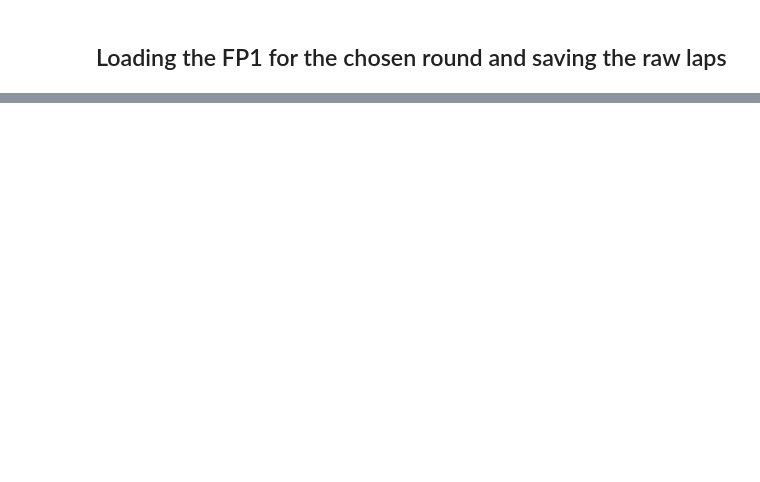
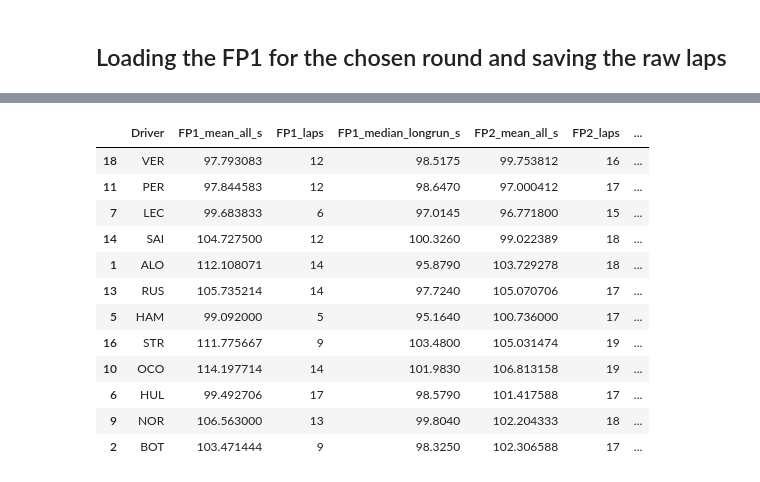
Before and after one commit to themaxempire23/f1-race-predictor, a Jupyter notebook: notebooks/01_data_acquisition.ipynb, the cells around one changed output, grey strips where cells are left out. Cells and saved outputs as stored; diff of their text form; code cells hidden in the pictures; blank space fills up the shorter version.

```diff
--- a/notebooks/01_data_acquisition.ipynb
+++ b/notebooks/01_data_acquisition.ipynb
@@ -99,0 +316,20 @@ Saved: laps_2023_R1_FP1.csv and weather_2023_R1_FP1.csv | laps: 403
+# %%
+# Goal: pull qualifying results from cache, compute best qual time and delta to pole.
+import fastf1
+import pandas as pd
+
+q = fastf1.get_session(YEAR, ROUND, "Q")
+q.load()
+
+res = q.results[["Abbreviation","Position","Q1","Q2","Q3"]].copy()
+for col in ["Q1","Q2","Q3"]:
+    res[col] = pd.to_timedelta(res[col], errors="coerce")
+
+res["best_qual_t"] = res[["Q1","Q2","Q3"]].min(axis=1, skipna=True)
+pole = res["best_qual_t"].min()
+res["delta_to_pole_s"] = (res["best_qual_t"] - pole).dt.total_seconds()
+res = res.rename(columns={"Abbreviation":"Driver","Position":"qual_pos"})
+
+q_path = PROCESSED / f"qualifying_features_{YEAR}_R{ROUND}.csv"
+res.to_csv(q_path, index=False)
+res.head()
@@ -99,0 +399,26 @@ Saved: laps_2023_R1_FP1.csv and weather_2023_R1_FP1.csv | laps: 403
+# %%
+df = (fp_feats.merge(res[["Driver","qual_pos","best_qual_t","delta_to_pole_s"]], on="Driver", how="outer")
+              .merge(grid, on="Driver", how="outer"))
+
+# Helpful numeric cleanup
+df["qual_pos"] = pd.to_numeric(df["qual_pos"], errors="coerce")
+df["grid_pos"]  = pd.to_numeric(df["grid_pos"], errors="coerce")
+df["grid_drop"] = df["grid_pos"] - df["qual_pos"]  # +ve means penalty/drop
+
+final_path = PROCESSED / f"features_weekend_{YEAR}_R{ROUND}.csv"
+df.to_csv(final_path, index=False)
+df.sort_values(["grid_pos","qual_pos"]).head(12)
+# %% [output]
+|  | Driver | FP1_mean_all_s | FP1_laps | FP1_median_longrun_s | FP2_mean_all_s | FP2_laps | ... |
+| 18 | VER | 97.793083 | 12 | 98.5175 | 99.753812 | 16 | ... |
+| 11 | PER | 97.844583 | 12 | 98.6470 | 97.000412 | 17 | ... |
+| 7 | LEC | 99.683833 | 6 | 97.0145 | 96.771800 | 15 | ... |
+| 14 | SAI | 104.727500 | 12 | 100.3260 | 99.022389 | 18 | ... |
+| 1 | ALO | 112.108071 | 14 | 95.8790 | 103.729278 | 18 | ... |
+| 13 | RUS | 105.735214 | 14 | 97.7240 | 105.070706 | 17 | ... |
+| 5 | HAM | 99.092000 | 5 | 95.1640 | 100.736000 | 17 | ... |
+| 16 | STR | 111.775667 | 9 | 103.4800 | 105.031474 | 19 | ... |
+| 10 | OCO | 114.197714 | 14 | 101.9830 | 106.813158 | 19 | ... |
+| 6 | HUL | 99.492706 | 17 | 98.5790 | 101.417588 | 17 | ... |
+| 9 | NOR | 106.563000 | 13 | 99.8040 | 102.204333 | 18 | ... |
+| 2 | BOT | 103.471444 | 9 | 98.3250 | 102.306588 | 17 | ... |
```
Also changed, not shown: parts of 28 cells of this notebook, 22 other files.
